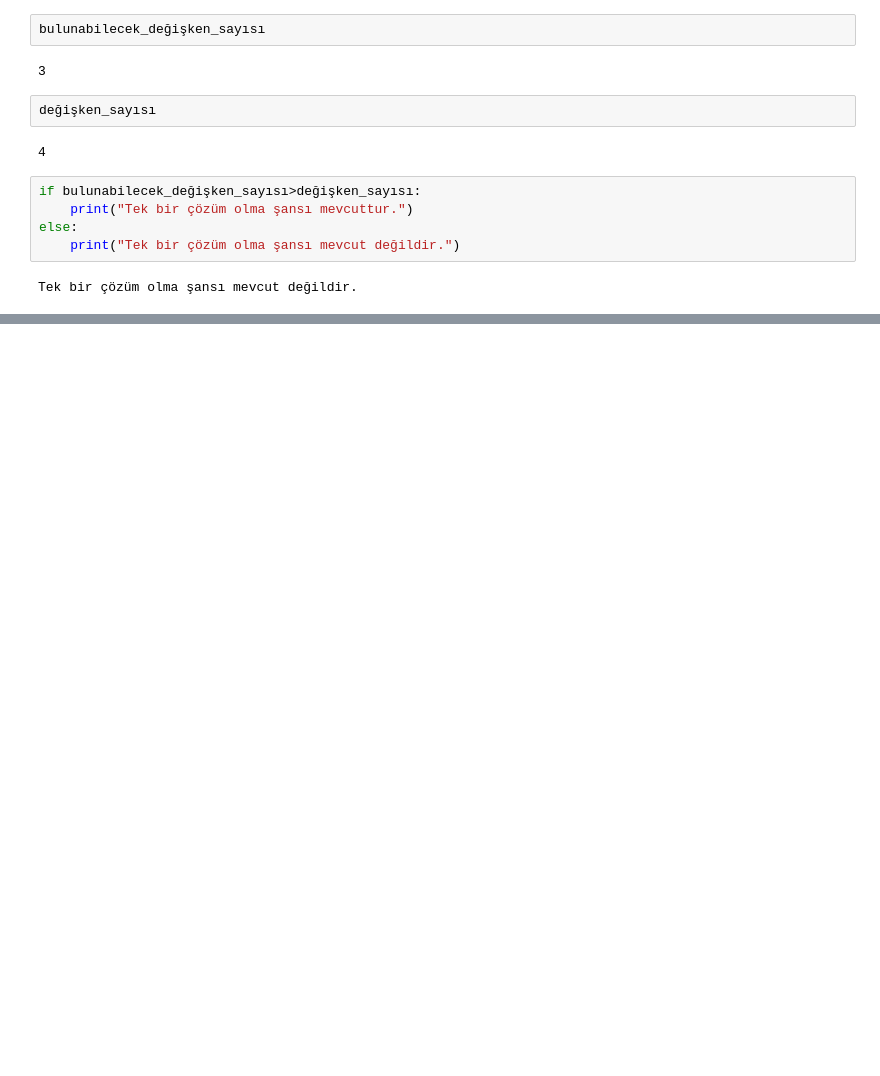
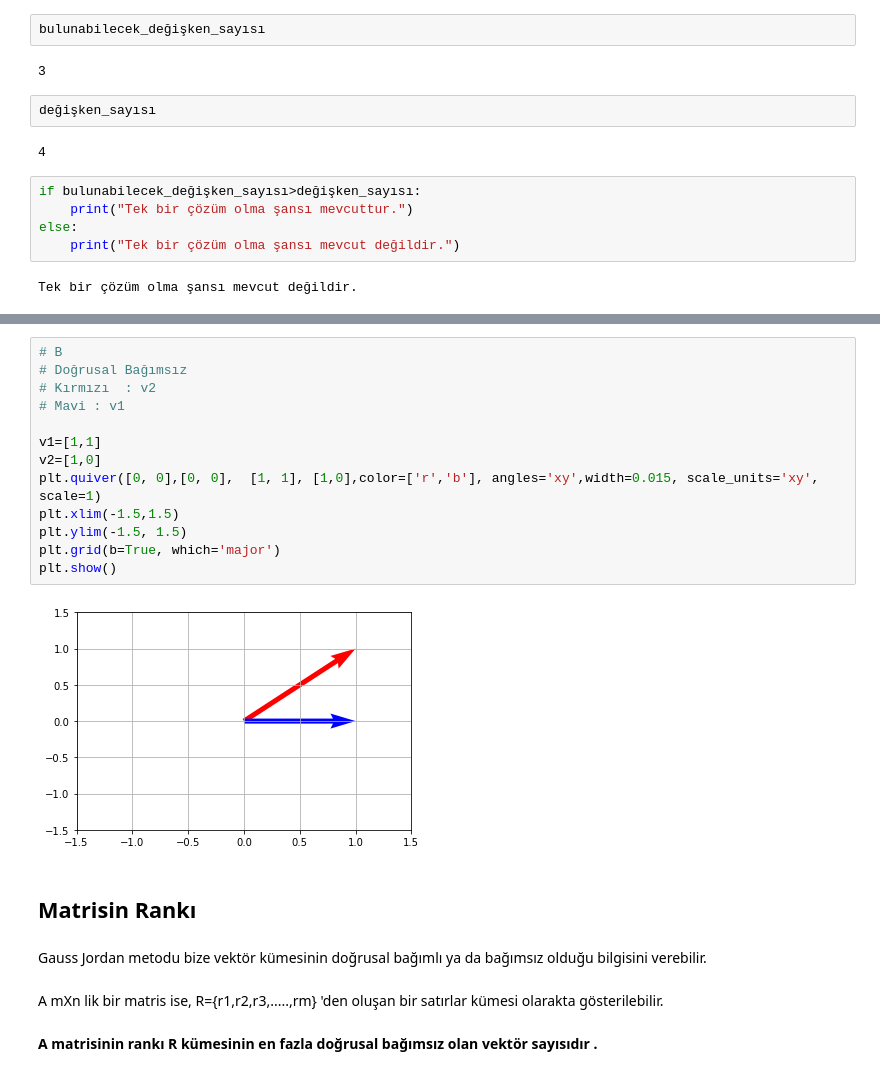
Before and after one commit to OptimizasyonCalismaGrubu/optimizasyon_notlari, a Jupyter notebook: Temel Lineer Cebir/Temel Lineer Cebir.ipynb, the cells around one changed output, grey strips where cells are left out. Drawn from its saved outputs; the diff is of its cells as text; blank space fills up the shorter version.

```diff
--- a/Temel Lineer Cebir/Temel Lineer Cebir.ipynb
+++ b/Temel Lineer Cebir/Temel Lineer Cebir.ipynb
@@ -1100,0 +1224,23 @@ Tek bir çözüm olma şansı mevcut değildir.
+# %%
+# B
+# Doğrusal Bağımsız
+# Kırmızı  : v2
+# Mavi : v1
+
+v1=[1,1]
+v2=[1,0]
+plt.quiver([0, 0],[0, 0],  [1, 1], [1,0],color=['r','b'], angles='xy',width=0.015, scale_units='xy', scale=1)
+plt.xlim(-1.5,1.5)
+plt.ylim(-1.5, 1.5)
+plt.grid(b=True, which='major')
+plt.show()
+# %% [output]
+[figure, added]
+# %% [markdown]
+## Matrisin Rankı
+# %% [markdown]
+Gauss Jordan metodu bize vektör kümesinin doğrusal bağımlı ya da bağımsız olduğu bilgisini verebilir.
+# %% [markdown]
+ A mXn lik bir matris ise, R={r1,r2,r3,.....,rm} 'den oluşan bir satırlar kümesi olarakta gösterilebilir.
+# %% [markdown]
+<b> A matrisinin rankı R kümesinin en fazla doğrusal bağımsız olan vektör sayısıdır . </b>
```
Also changed, not shown: parts of 63 cells of this notebook.
